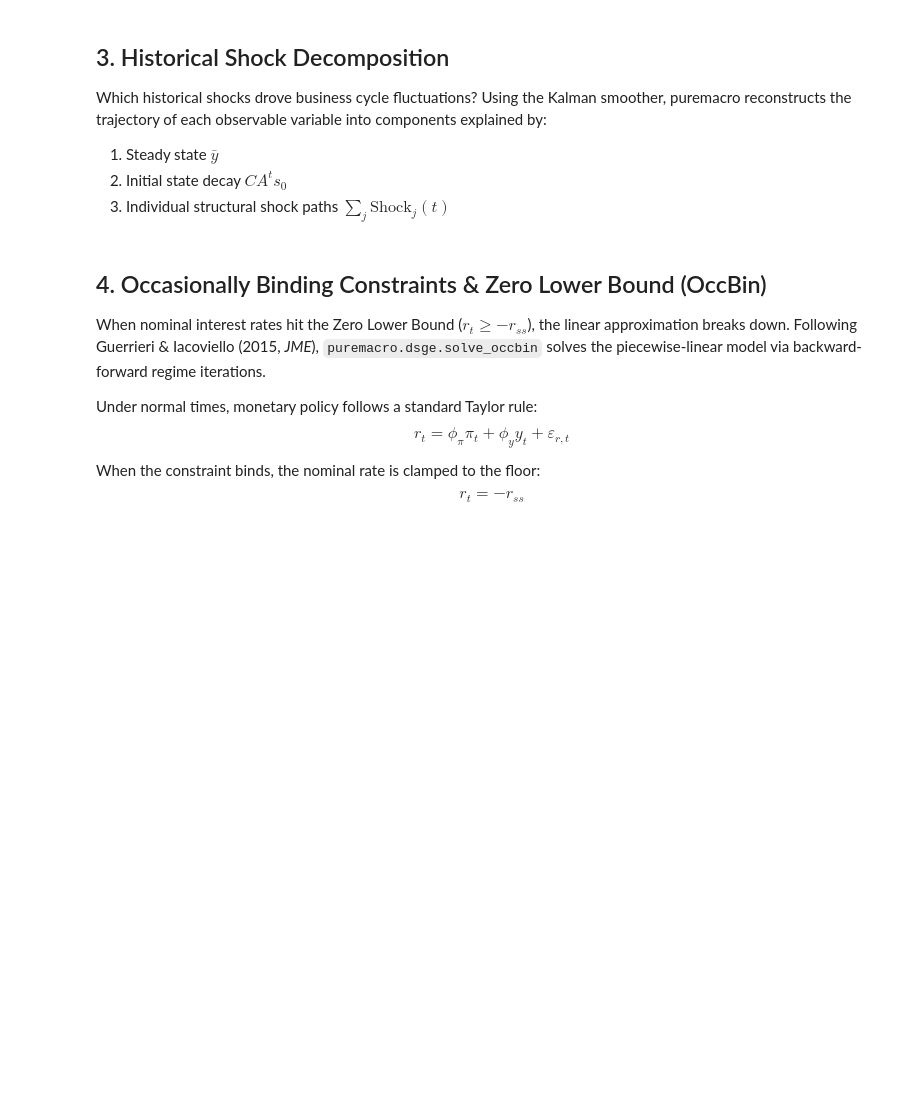
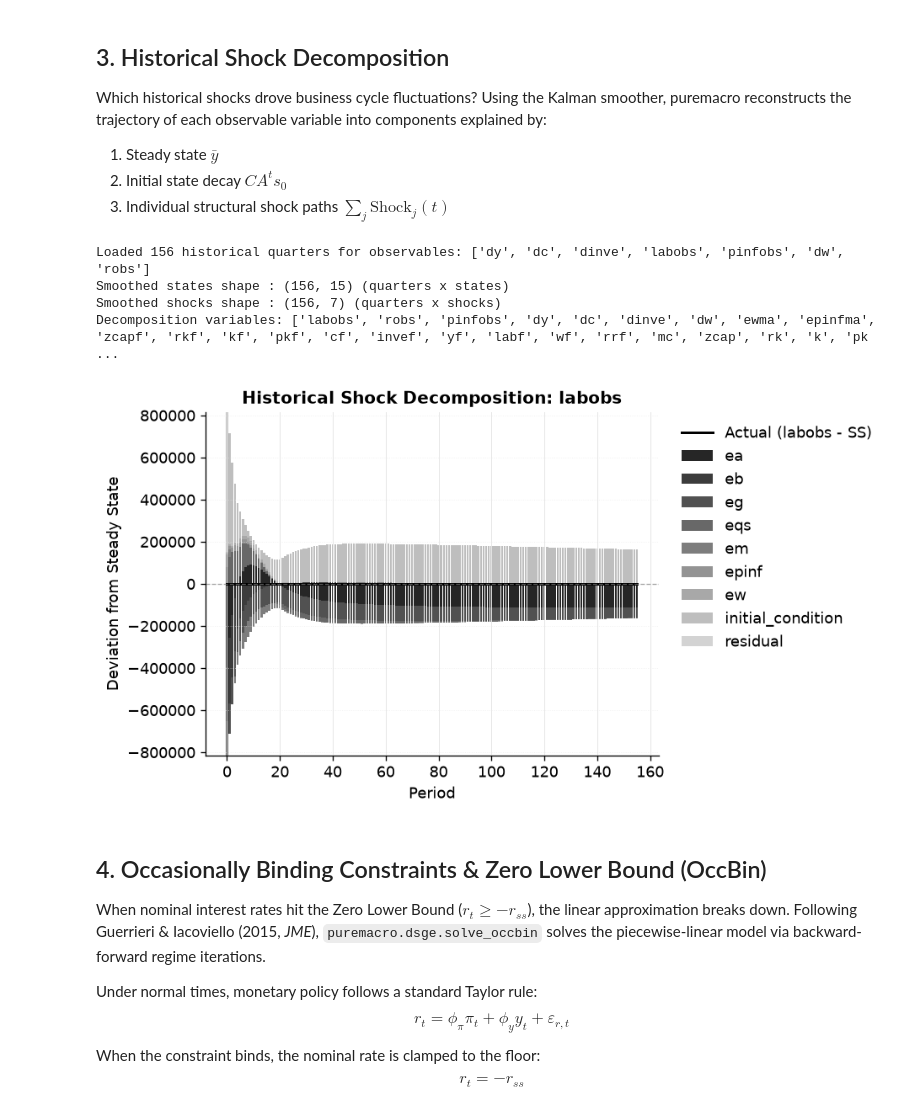
Before and after one commit to jalonso1979/puremacro, a Jupyter notebook: notebooks/41_dynare_frontier_showcase.ipynb, the cells around one changed output. Drawn from its saved outputs; the diff is of its cells as text; code cells hidden in the pictures; blank space fills up the shorter version.

```diff
--- a/notebooks/41_dynare_frontier_showcase.ipynb
+++ b/notebooks/41_dynare_frontier_showcase.ipynb
@@ -95,3 +101,36 @@ plt.show()
+# %%
+# Load canonical Smets-Wouters (2007) historical data for US business cycles
+csv_path = Path(puremacro.dsge.__file__).parent / "_sw07_data.csv"
+raw_data = pd.read_csv(csv_path, comment="#")
+rename_map = {
+    "gdp_growth": "dy",
+    "cons_growth": "dc",
+    "inv_growth": "dinve",
+    "wage_growth": "dw",
+    "log_hours": "labobs",
+    "infl": "pinfobs",
+    "ffr": "robs",
+}
+data = raw_data.rename(columns=rename_map)[list(m._varobs)]
+print(f"Loaded {data.shape[0]} historical quarters for observables: {list(data.columns)}")
+
+# Kalman smoother: extract smoothed unobserved states and structural innovations
+sm_res = m.smoother(data)
+print(f"Smoothed states shape : {sm_res.states.shape} (quarters x states)")
+print(f"Smoothed shocks shape : {sm_res.shocks.shape} (quarters x shocks)")
+
+# Historical shock decomposition directly on real US data
+decomp_res = sm_res.shock_decomposition()
+print(f"Decomposition variables: {decomp_res.variable_names}")
+
+fig_decomp = decomp_res.plot(variable="labobs")
+plt.show()
+# %% [output]
+Loaded 156 historical quarters for observables: ['dy', 'dc', 'dinve', 'labobs', 'pinfobs', 'dw', 'robs']
+Smoothed states shape : (156, 15) (quarters x states)
+Smoothed shocks shape : (156, 7) (quarters x shocks)
+Decomposition variables: ['labobs', 'robs', 'pinfobs', 'dy', 'dc', 'dinve', 'dw', 'ewma', 'epinfma', 'zcapf', 'rkf', 'kf', 'pkf', 'cf', 'invef', 'yf', 'labf', 'wf', 'rrf', 'mc', 'zcap', 'rk', 'k', 'pk ...
+[figure, added]
 # %% [markdown]
 ## 4. Occasionally Binding Constraints & Zero Lower Bound (OccBin)
 
```
Also changed, not shown: parts of 10 cells of this notebook, 36 other files.
